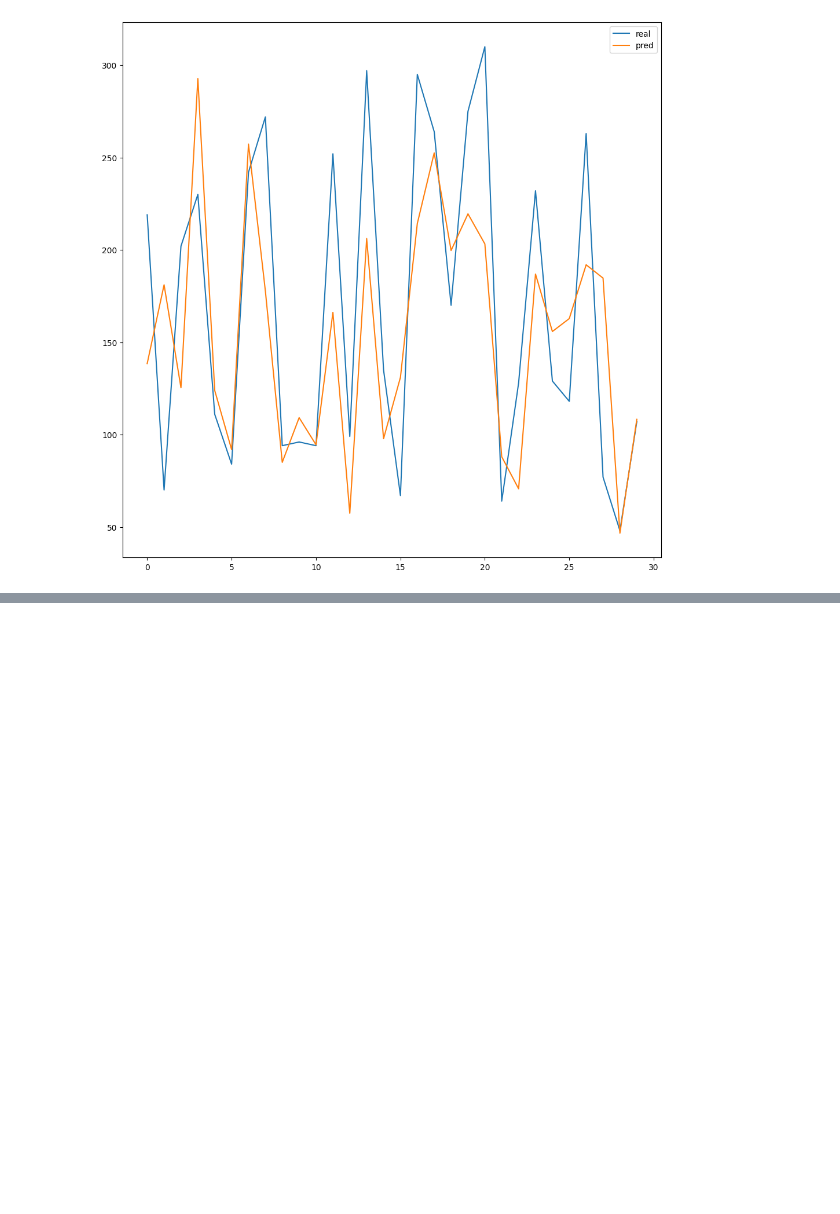
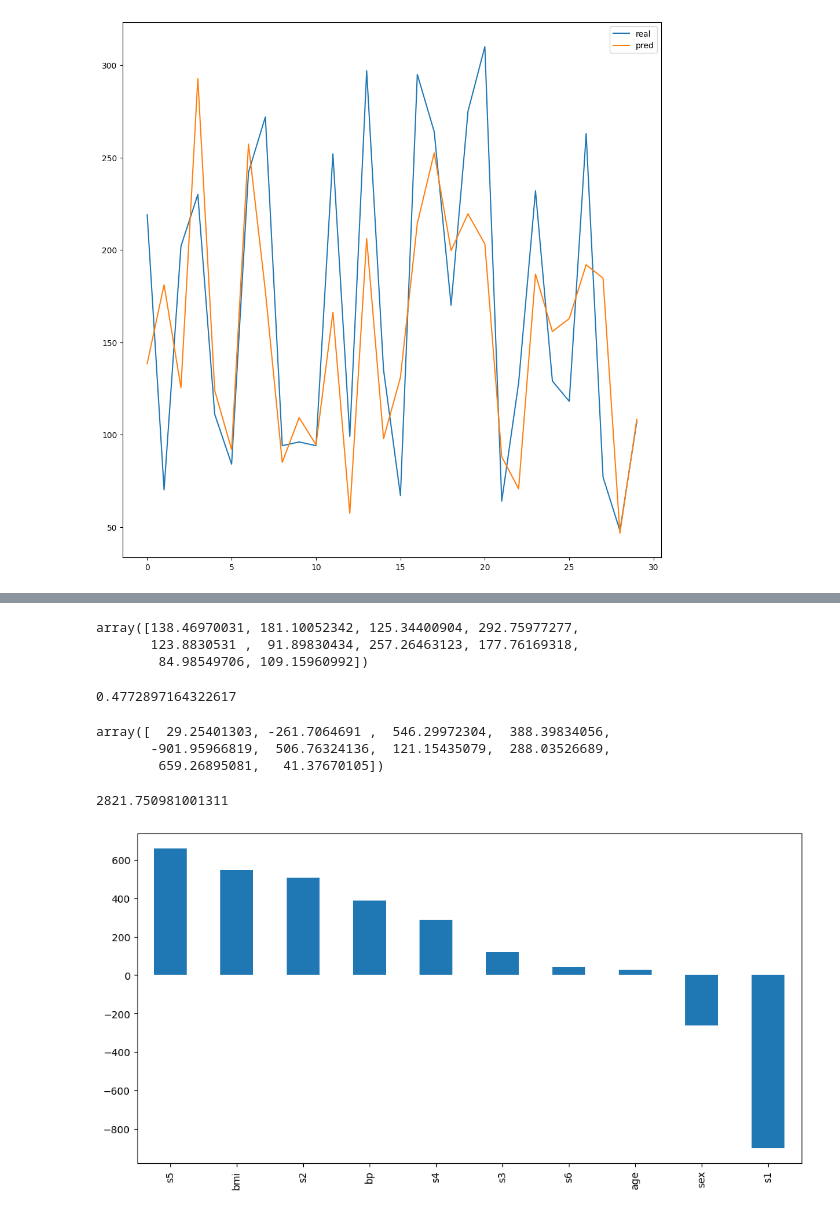
Before and after one commit to JoseJesusLaCasaNieto/Mastermind, a Jupyter notebook: Machine_Learning_I_Regression/Projects/Linear_Regression_Project.ipynb, the cells around one changed output, grey strips where cells are left out. Drawn from its saved outputs; the diff is of its cells as text; code cells hidden in the pictures; blank space fills up the shorter version.

Commit message:
Machine Learning I: Regression - Linear Regression Project Video

```diff
--- a/Machine_Learning_I_Regression/Projects/Linear_Regression_Project.ipynb
+++ b/Machine_Learning_I_Regression/Projects/Linear_Regression_Project.ipynb
@@ -452,0 +546,54 @@ results.drop('residual', axis=1)[:30].plot(figsize=(12, 12))
+# %%
+import pandas as pd
+import numpy as np
+
+from sklearn import datasets
+from sklearn.model_selection import train_test_split
+from sklearn.linear_model import LinearRegression
+
+diabetes = datasets.load_diabetes()
+diabetes_df = pd.DataFrame(diabetes.data, columns=diabetes.feature_names)
+diabetes_df['target'] = diabetes.target
+
+# Scrub y Explore nos lo saltamos aquí
+
+X, y = diabetes.data, diabetes.target
+
+X_train, X_test, y_train, y_test = train_test_split(X, y, test_size=0.3, random_state=42)
+
+linreg = LinearRegression()
+linreg.fit(X_train, y_train)
+
+linreg_y_pred = linreg.predict(X_test)
+
+linreg_y_pred[:10]
+# %% [output]
+array([138.46970031, 181.10052342, 125.34400904, 292.75977277,
+       123.8830531 ,  91.89830434, 257.26463123, 177.76169318,
+        84.98549706, 109.15960992])
+# %%
+linreg_r2 = linreg.score(X_test, y_test)
+linreg_coef = linreg.coef_
+# %%
+linreg_r2
+# %% [output]
+0.4772897164322617
+# %%
+linreg_coef
+# %% [output]
+array([  29.25401303, -261.7064691 ,  546.29972304,  388.39834056,
+       -901.95966819,  506.76324136,  121.15435079,  288.03526689,
+        659.26895081,   41.37670105])
+# %%
+from sklearn.metrics import mean_squared_error
+
+linreg_mse = mean_squared_error(y_test, linreg_y_pred)
+
+linreg_mse
+# %% [output]
+2821.750981001311
+# %%
+pd.Series(linreg_coef, index=diabetes.feature_names).sort_values(ascending=False).plot.bar(figsize=(12, 6))
+plt.show()
+# %% [output]
+[figure, added]
```
Also changed, not shown: parts of 44 cells of this notebook.
